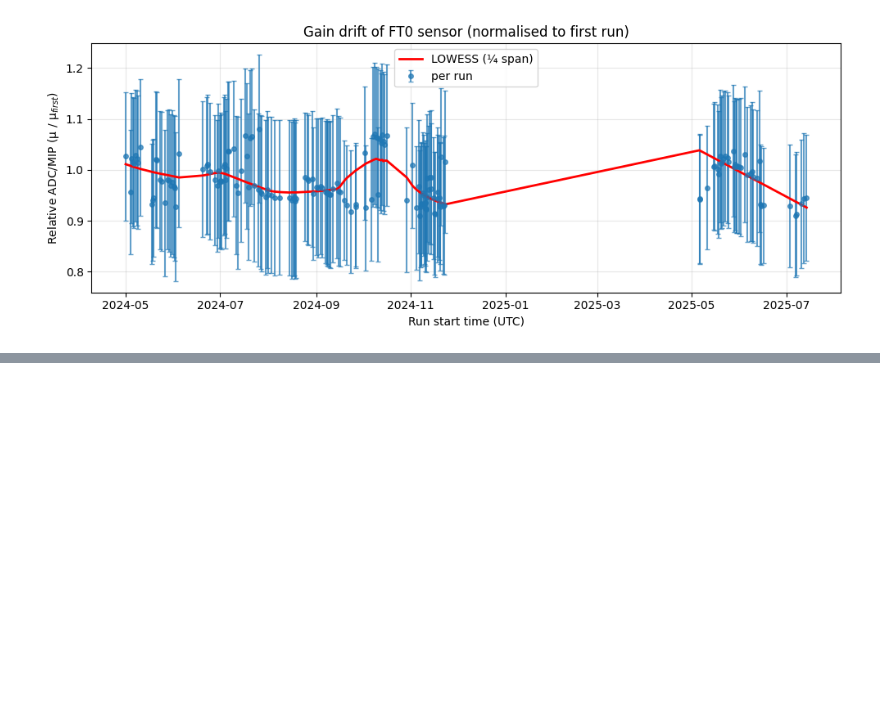
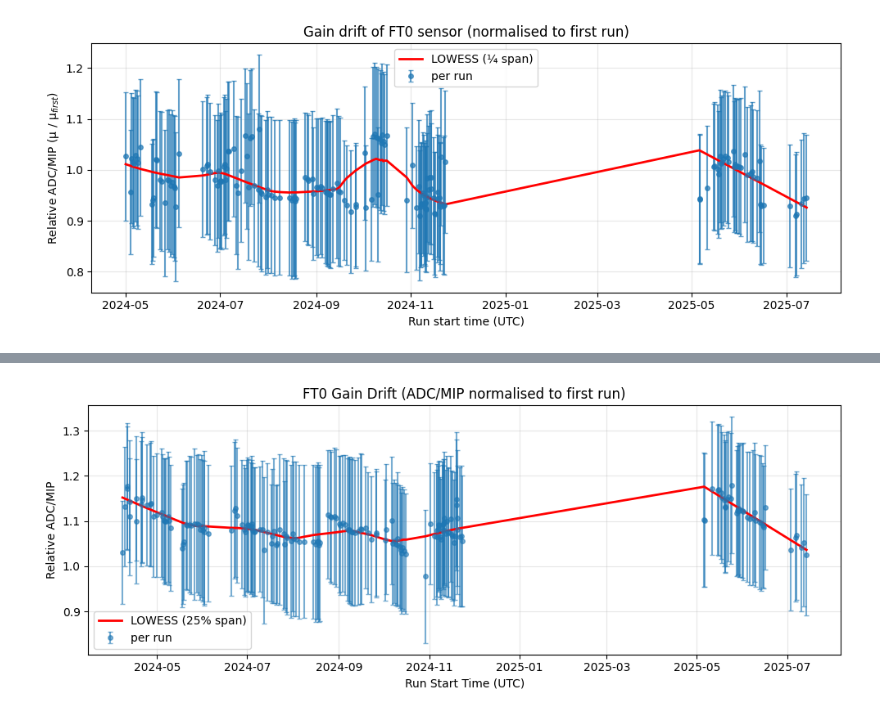
Before and after one commit to mvishiu11/LHC-aging-analysis, a Jupyter notebook: notebooks/analysis.ipynb, the cells around one changed output, grey strips where cells are left out. Cells and saved outputs as stored; diff of their text form; code cells hidden in the pictures; blank space fills up the shorter version.

```diff
--- a/notebooks/analysis.ipynb
+++ b/notebooks/analysis.ipynb
@@ -262,0 +416,35 @@ plt.grid(alpha=0.3); plt.legend(); plt.tight_layout()
+# %%
+import pandas as pd
+import matplotlib.pyplot as plt
+from statsmodels.nonparametric.smoothers_lowess import lowess
+
+# If df_peaknorm doesn't exist (e.g. fresh kernel), try loading from CSV produced earlier
+try:
+    df_plot = df_peaknorm.copy()
+except NameError:
+    df_plot = pd.read_csv("ft0_laser_gain_timeseries.csv")  # fallback
+    # this file would have rel_mip/rel_err; rename for consistency
+    if "rel_adc_mip" not in df_plot.columns and "rel_mip" in df_plot.columns:
+        df_plot = df_plot.rename(columns={"rel_mip": "rel_adc_mip", "rel_err": "rel_err"})
+
+# Convert start_ms to datetime
+df_plot["time"] = pd.to_datetime(df_plot["start_ms"], unit="ms")
+
+# LOWESS smooth of the relative gain
+low = lowess(df_plot["rel_adc_mip"], df_plot["start_ms"], frac=0.25, return_sorted=False)
+
+# Plot
+plt.figure(figsize=(10, 4))
+plt.errorbar(df_plot["time"], df_plot["rel_adc_mip"], yerr=df_plot["rel_err"],
+             fmt="o", ms=4, capsize=2, alpha=0.6, label="per run")
+plt.plot(df_plot["time"], low, color="red", lw=2, label="LOWESS (25% span)")
+
+plt.title("FT0 Gain Drift (ADC/MIP normalised to first run)")
+plt.ylabel("Relative ADC/MIP")
+plt.xlabel("Run Start Time (UTC)")
+plt.grid(alpha=0.3)
+plt.legend()
+plt.tight_layout()
+plt.show()
+# %% [output]
+[figure, added]
```
Also changed, not shown: parts of 36 cells of this notebook.
